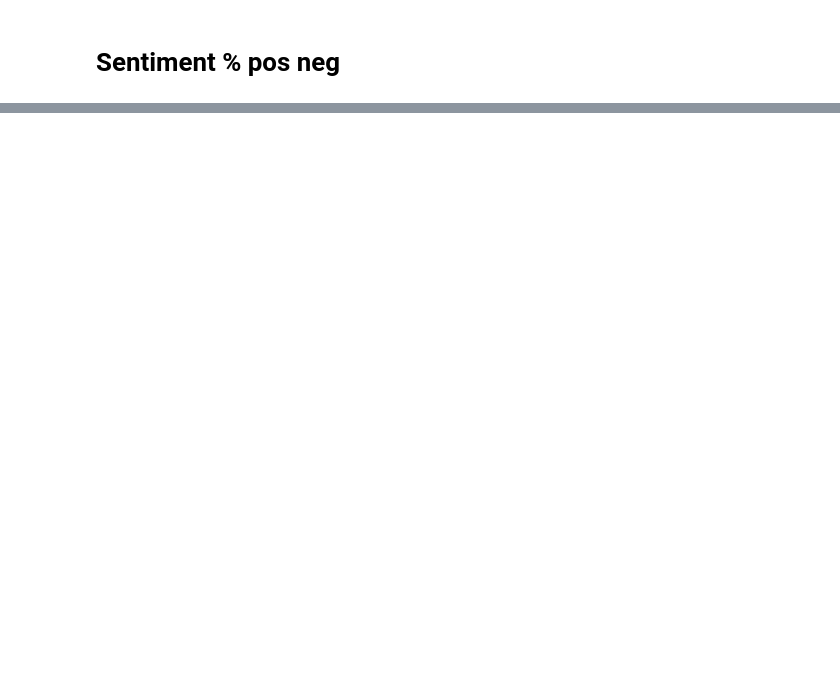
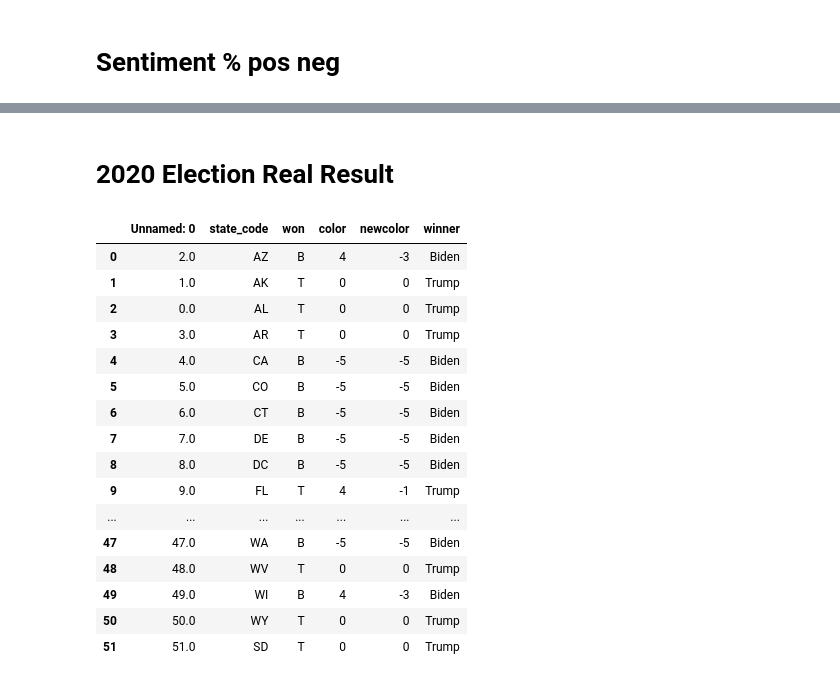
Before and after one commit to LTPrast/Social_web, a Jupyter notebook: Social_Web_12_13.ipynb, the cells around one changed output, grey strips where cells are left out. Cells and saved outputs as stored; diff of their text form; code cells hidden in the pictures; blank space fills up the shorter version.

```diff
--- a/Social_Web_12_13.ipynb
+++ b/Social_Web_12_13.ipynb
@@ -252,0 +296,33 @@ new_df
+# %% [markdown]
+# 2020 Election Real Result
+# %%
+real_result =  pd.read_csv('Plotly/finalResult.csv', lineterminator='\n')
+
+real_result = real_result.drop(['State'], axis=1)
+
+real_result = real_result.rename(columns={'newST': 'state_code'})
+real_result['winner'] = real_result['won'].str.replace("T", "Trump").replace("B", "Biden")
+#to get biden as blue
+d = {0: 2, 2: 0}
+real_result = real_result.rename(d).sort_index()
+#unnessarcy row
+real_result = real_result.drop([52])
+real_result
+# %% [output]
+|  | Unnamed: 0 | state_code | won | color | newcolor | winner |
+| 0 | 2.0 | AZ | B | 4 | -3 | Biden |
+| 1 | 1.0 | AK | T | 0 | 0 | Trump |
+| 2 | 0.0 | AL | T | 0 | 0 | Trump |
+| 3 | 3.0 | AR | T | 0 | 0 | Trump |
+| 4 | 4.0 | CA | B | -5 | -5 | Biden |
+| 5 | 5.0 | CO | B | -5 | -5 | Biden |
+| 6 | 6.0 | CT | B | -5 | -5 | Biden |
+| 7 | 7.0 | DE | B | -5 | -5 | Biden |
+| 8 | 8.0 | DC | B | -5 | -5 | Biden |
+| 9 | 9.0 | FL | T | 4 | -1 | Trump |
+| ... | ... | ... | ... | ... | ... | ... |
+| 47 | 47.0 | WA | B | -5 | -5 | Biden |
+| 48 | 48.0 | WV | T | 0 | 0 | Trump |
+| 49 | 49.0 | WI | B | 4 | -3 | Biden |
+| 50 | 50.0 | WY | T | 0 | 0 | Trump |
+| 51 | 51.0 | SD | T | 0 | 0 | Trump |
```
Also changed, not shown: parts of 36 cells of this notebook.
